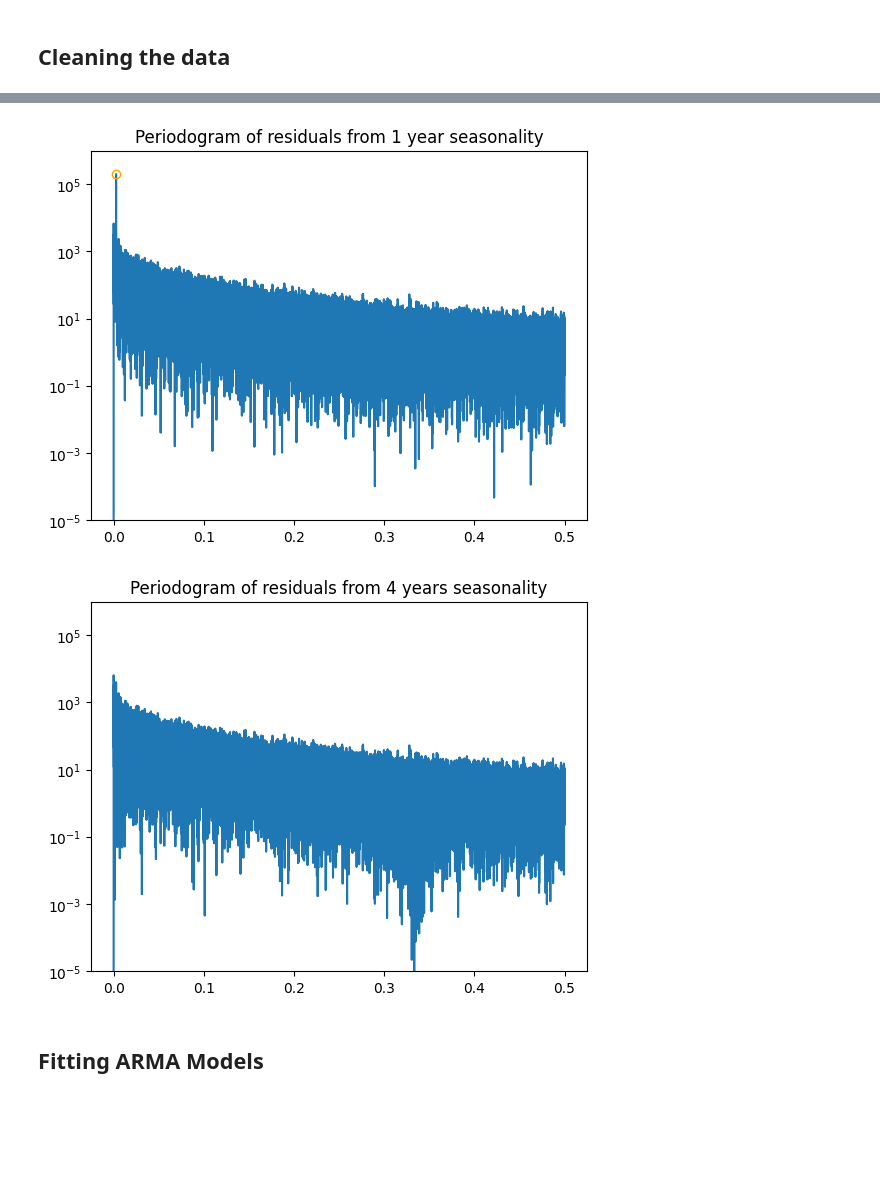
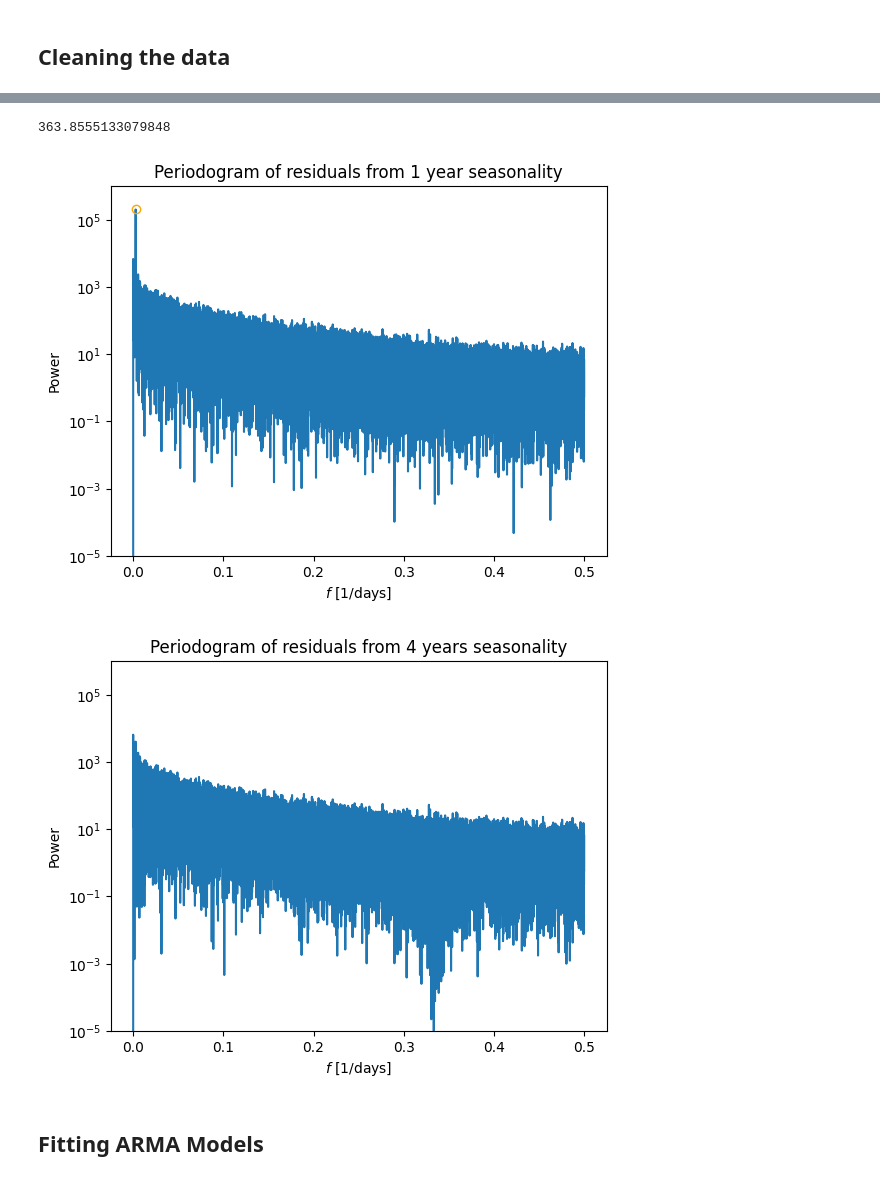
Before and after one commit to XindiLiu/TS_Project, a Jupyter notebook: partA.ipynb, the cells around one changed output, grey strips where cells are left out. Cells and saved outputs as stored; diff of their text form; code cells hidden in the pictures; blank space fills up the shorter version.

```diff
--- a/partA.ipynb
+++ b/partA.ipynb
@@ -84,22 +128,28 @@ plt.show()
 # %%
 f, px =periodogram(seas_decompose_1_year.resid)
 plt.plot(f,px)
 plt.title("Periodogram of residuals from 1 year seasonality")
 plt.yscale("log")
 plt.ylim([1E-5,1E6])
 max_p=np.max(px)
 max_f=f[np.argmax(px)]
+print(1/max_f)
 plt.plot(max_f,max_p,'o',markerfacecolor='none',markeredgecolor='orange')
+plt.ylabel("Power")
+plt.xlabel(r"$f$ [1/days]")
 plt.show()
 f, px =periodogram(seas_decompose_4_years.resid)
 plt.plot(f,px)
 plt.title("Periodogram of residuals from 4 years seasonality")
 plt.yscale("log")
 plt.ylim([1E-5,1E6])
+plt.ylabel("Power")
+plt.xlabel(r"$f$ [1/days]")
 plt.show()
 # %% [output]
+363.8555133079848
-[figure, old version]
+[figure, new version]
-[figure, old version]
+[figure, new version]
 # %%
 data_cleaned=seas_decompose_4_years.resid
 # %% [markdown]
```
Also changed, not shown: parts of 6 cells of this notebook, 4 other files.
